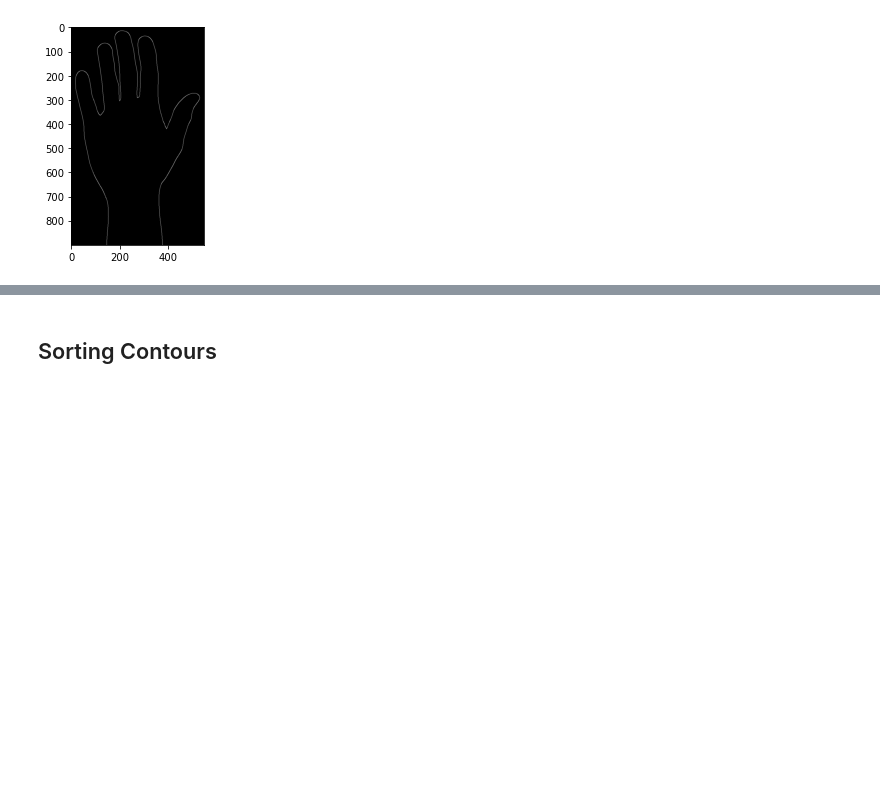
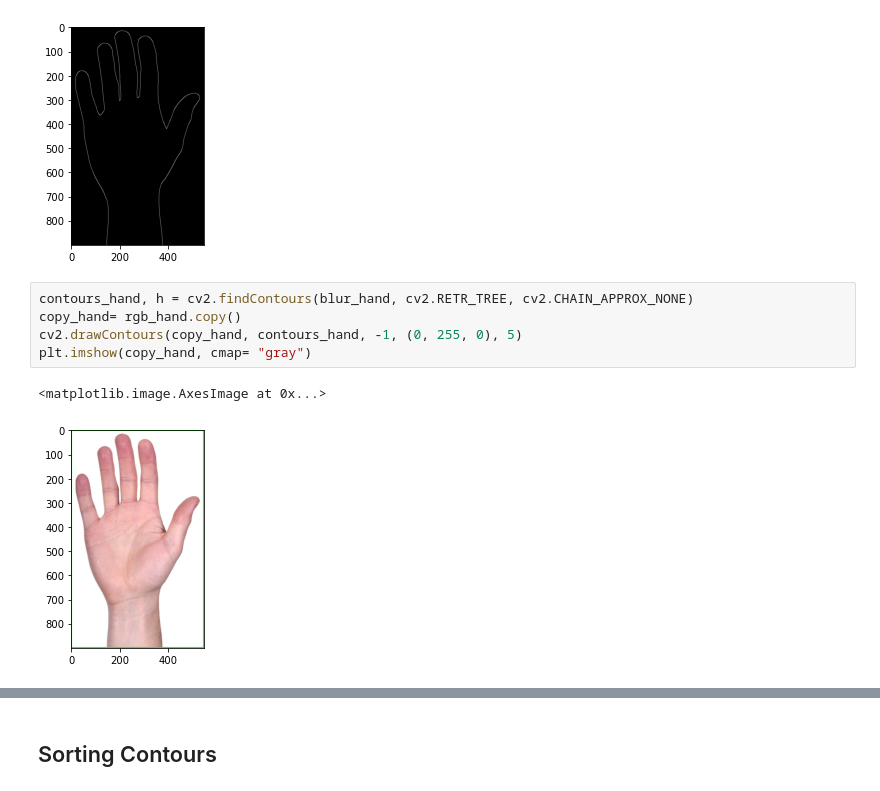
Before and after one commit to madinach/striveAI_2021, a Jupyter notebook: M6/d6/Contours.ipynb, the cells around one changed output, grey strips where cells are left out. Cells and saved outputs as stored; diff of their text form; blank space fills up the shorter version.

```diff
--- a/M6/d6/Contours.ipynb
+++ b/M6/d6/Contours.ipynb
@@ -96,3 +96,11 @@ plt.imshow(edges_hand, cmap="gray")
 # %% [output]
 <matplotlib.image.AxesImage at 0x...>
 [figure]
+# %%
+contours_hand, h = cv2.findContours(blur_hand, cv2.RETR_TREE, cv2.CHAIN_APPROX_NONE)
+copy_hand= rgb_hand.copy()
+cv2.drawContours(copy_hand, contours_hand, -1, (0, 255, 0), 5)
+plt.imshow(copy_hand, cmap= "gray")
+# %% [output]
+<matplotlib.image.AxesImage at 0x...>
+[figure, added]
```
Also changed, not shown: parts of 4 cells of this notebook.
